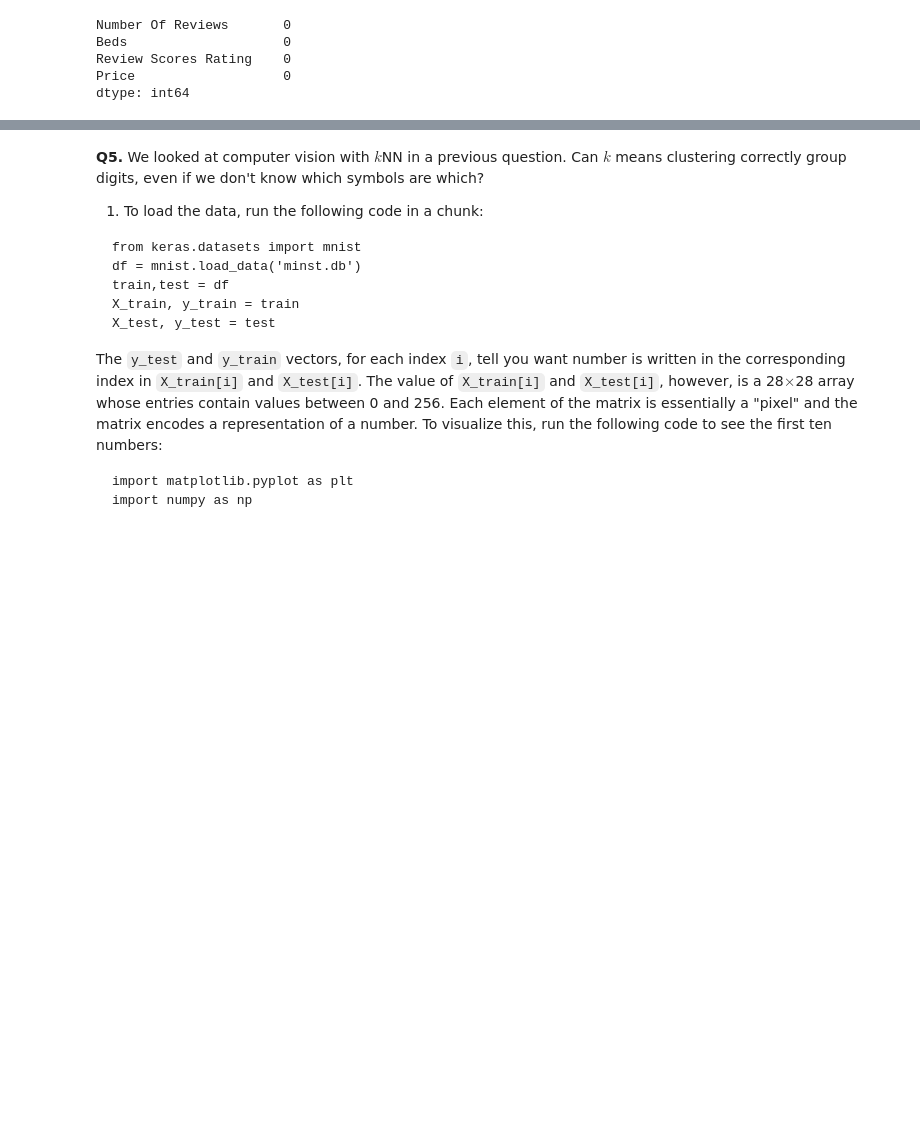
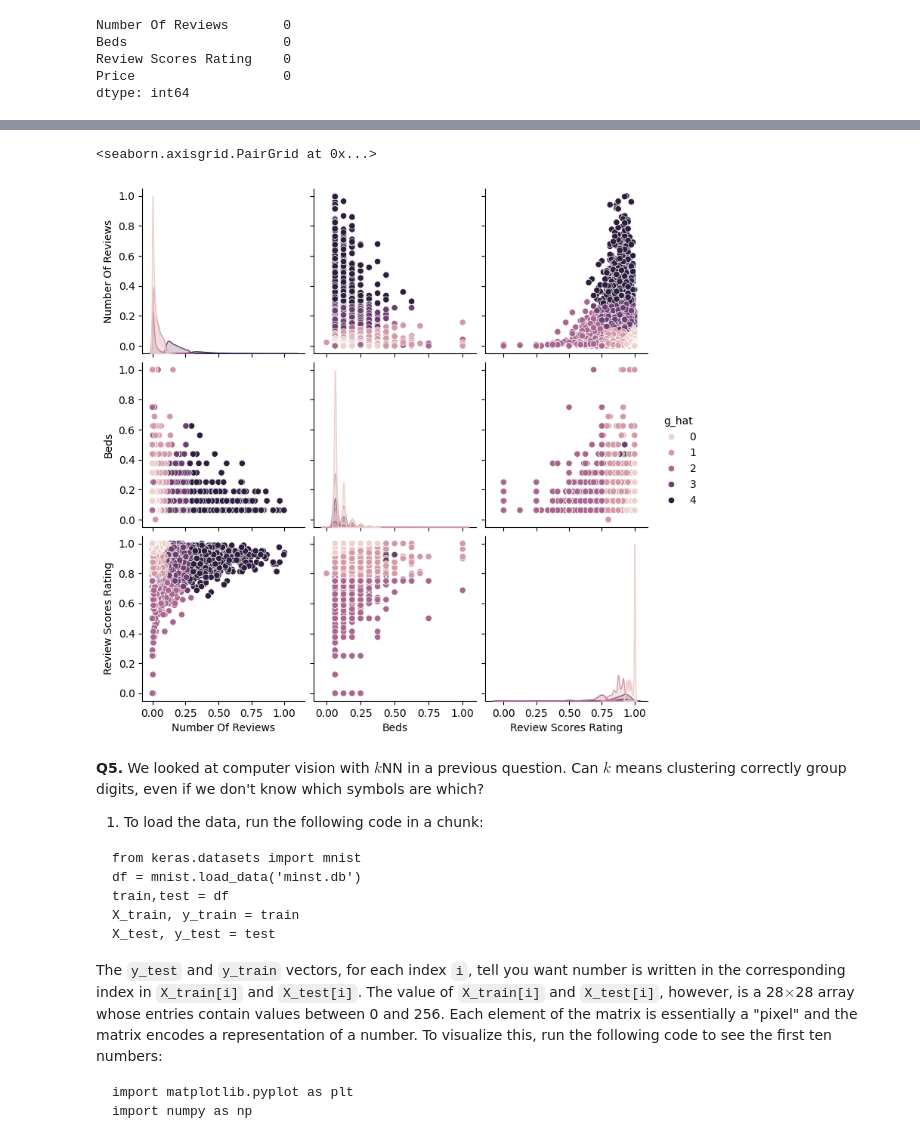
Before and after one commit to RyanErm/clustering, a Jupyter notebook: assignment/assignment_clustering.ipynb, the cells around one changed output, grey strips where cells are left out. Cells and saved outputs as stored; diff of their text form; code cells hidden in the pictures; blank space fills up the shorter version.

```diff
--- a/assignment/assignment_clustering.ipynb
+++ b/assignment/assignment_clustering.ipynb
@@ -320,3 +369,13 @@ KMeans(n_clusters=6, n_init=10, random_state=0)
+# %%
+model = KMeans(n_clusters=5, max_iter= 5, random_state=20)
+model = model.fit(data_clean2[['Number Of Reviews', "Beds", "Review Scores Rating"]])
+data_clean2['g_hat'] = model.predict(data_clean2[['Number Of Reviews', "Beds", "Review Scores Rating"]])
+# %%
+import seaborn as sns
+sns.pairplot(data_clean2[['Number Of Reviews', "Beds", "Review Scores Rating", "g_hat"]], hue = "g_hat")
+# %% [output]
+<seaborn.axisgrid.PairGrid at 0x...>
+[figure, added]
 # %% [markdown]
 **Q5.** We looked at computer vision with $k$NN in a previous question. Can $k$ means clustering correctly group digits, even if we don't know which symbols are which?
 
```
Also changed, not shown: parts of 9 cells of this notebook.
